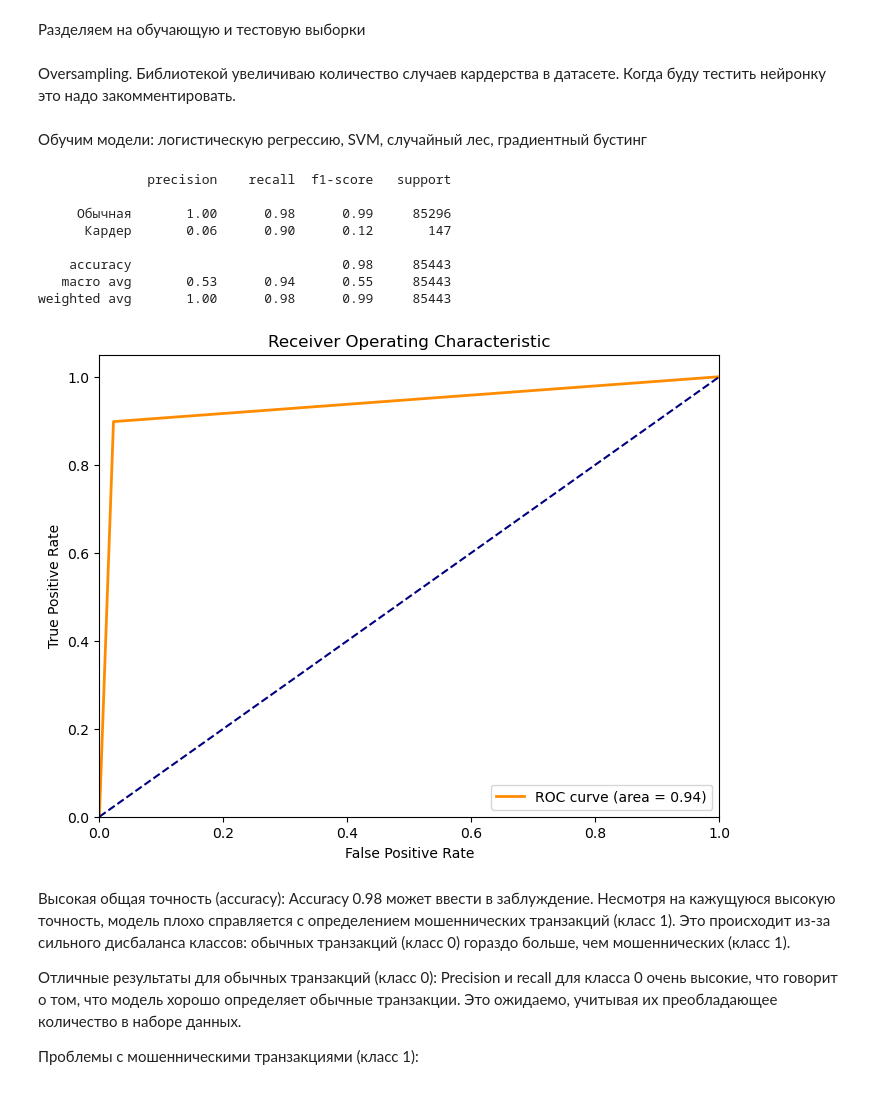
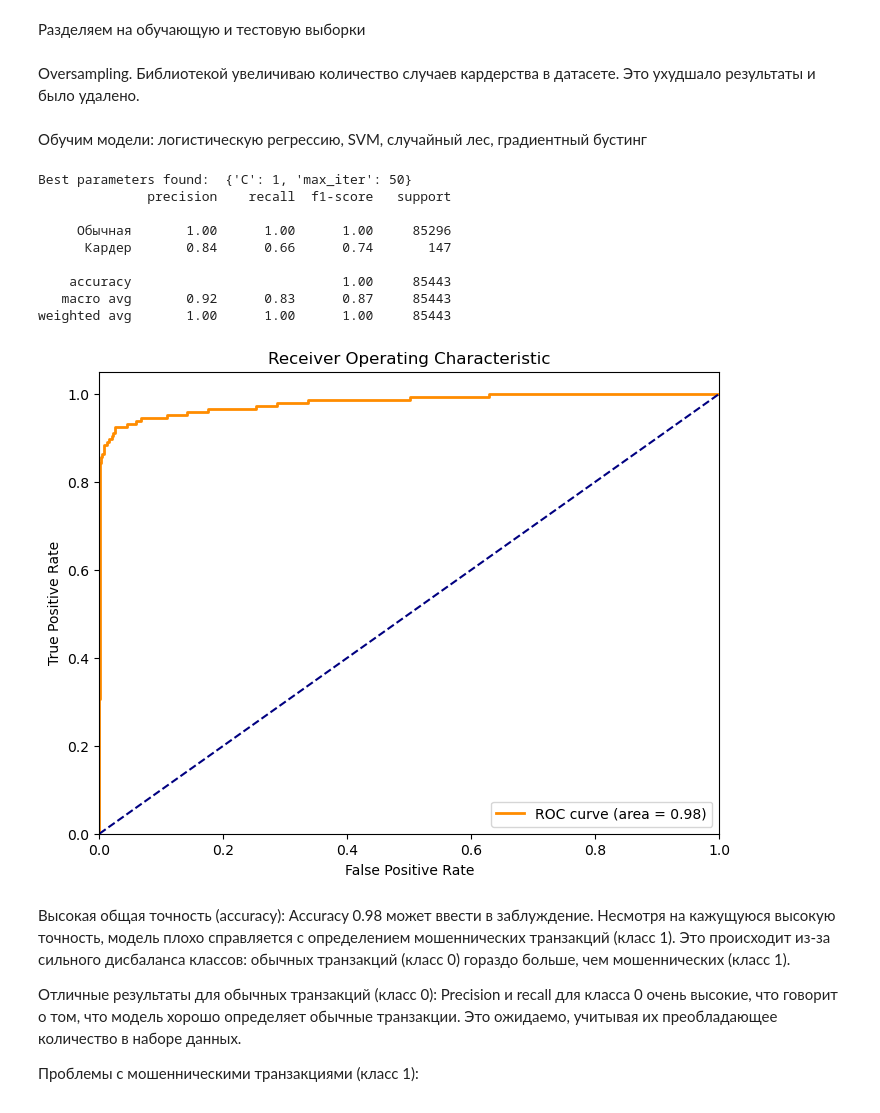
Before and after one commit to Aliteya/Data-analysis, a Jupyter notebook: Stage_2/carder.ipynb, the cells around one changed output. Cells and saved outputs as stored; diff of their text form; code cells hidden in the pictures.

```diff
--- a/Stage_2/carder.ipynb
+++ b/Stage_2/carder.ipynb
@@ -32,49 +32,55 @@ y = creditcard_data['Class']
 # %% [markdown]
 Разделяем на обучающую и тестовую выборки
 # %% [markdown]
-Oversampling. Библиотекой увеличиваю количество случаев кардерства в датасете. Когда буду тестить нейронку это надо закомментировать.
+Oversampling. Библиотекой увеличиваю количество случаев кардерства в датасете. Это ухудшало результаты и было удалено.
 # %% [markdown]
 Обучим модели: логистическую регрессию, SVM, случайный лес, градиентный бустинг
 # %%
 from sklearn.linear_model import LogisticRegression
 from sklearn.metrics import classification_report, roc_curve, roc_auc_score
-from sklearn.model_selection import train_test_split
-from imblearn.over_sampling import SMOTE
+from sklearn.model_selection import train_test_split, GridSearchCV
 import matplotlib.pyplot as plt
+import numpy as np
+
+param_grid = {
+    'C': [0.01, 0.1, 1, 10],
+    'max_iter': [10, 20, 50, 70, 100],
+}
 
 x_train, x_test, y_train, y_test = train_test_split(x, y, test_size=0.3 ,random_state=50)
 
-smote = SMOTE(random_state=42)
-x_train_resampled, y_train_resampled = smote.fit_resample(x_train, y_train)
+grid_search1 = GridSearchCV(LogisticRegression(penalty='l2', random_state=50), param_grid=param_grid, scoring='f1_macro', n_jobs=-1, cv=3)
+grid_search1.fit(x_train, y_train)
 
-model = LogisticRegression(solver="liblinear", random_state=50)
-model.fit(x_train_resampled, y_train_resampled)
+best_model1 = grid_search1.best_estimator_
+y_pred = best_model1.predict(x_test)
+print("Best parameters found: ", grid_search1.best_params_)
 
-y_pred = model.predict(x_test)
 print(classification_report(y_test, y_pred, target_names=['Обычная', 'Кардер']))
 
-fpr, tpr, _ = roc_curve(y_test,  y_pred)
-auc = roc_auc_score(y_test, y_pred)
+fpr, tpr, _ = roc_curve(y_test,  best_model1.predict_proba(x_test)[:, 1])
+auc = roc_auc_score(y_test, best_model1.predict_proba(x_test)[:, 1])
 plt.figure(figsize=(8, 6))
 plt.plot(fpr, tpr, color='darkorange', lw=2, label='ROC curve (area = %0.2f)' % auc)
 plt.plot([0, 1], [0, 1], color='navy', linestyle='--')
 plt.xlim([0.0, 1.0])
 plt.ylim([0.0, 1.05])
 plt.xlabel('False Positive Rate')
 plt.ylabel('True Positive Rate')
 plt.title('Receiver Operating Characteristic')
 plt.legend(loc="lower right")
 plt.show()
 # %% [output]
+Best parameters found:  {'C': 1, 'max_iter': 50}
               precision    recall  f1-score   support
 
-     Обычная       1.00      0.98      0.99     85296
-      Кардер       0.06      0.90      0.12       147
+     Обычная       1.00      1.00      1.00     85296
+      Кардер       0.84      0.66      0.74       147
 
-    accuracy                           0.98     85443
-   macro avg       0.53      0.94      0.55     85443
-weighted avg       1.00      0.98      0.99     85443
+    accuracy                           1.00     85443
+   macro avg       0.92      0.83      0.87     85443
+weighted avg       1.00      1.00      1.00     85443
-[figure, old version]
+[figure, new version]
 # %% [markdown]
 Высокая общая точность (accuracy): Accuracy 0.98 может ввести в заблуждение. Несмотря на кажущуюся высокую точность, модель плохо справляется с определением мошеннических транзакций (класс 1). Это происходит из-за сильного дисбаланса классов: обычных транзакций (класс 0) гораздо больше, чем мошеннических (класс 1).
 
```
Also changed, not shown: parts of 11 cells of this notebook, 1 other file.
